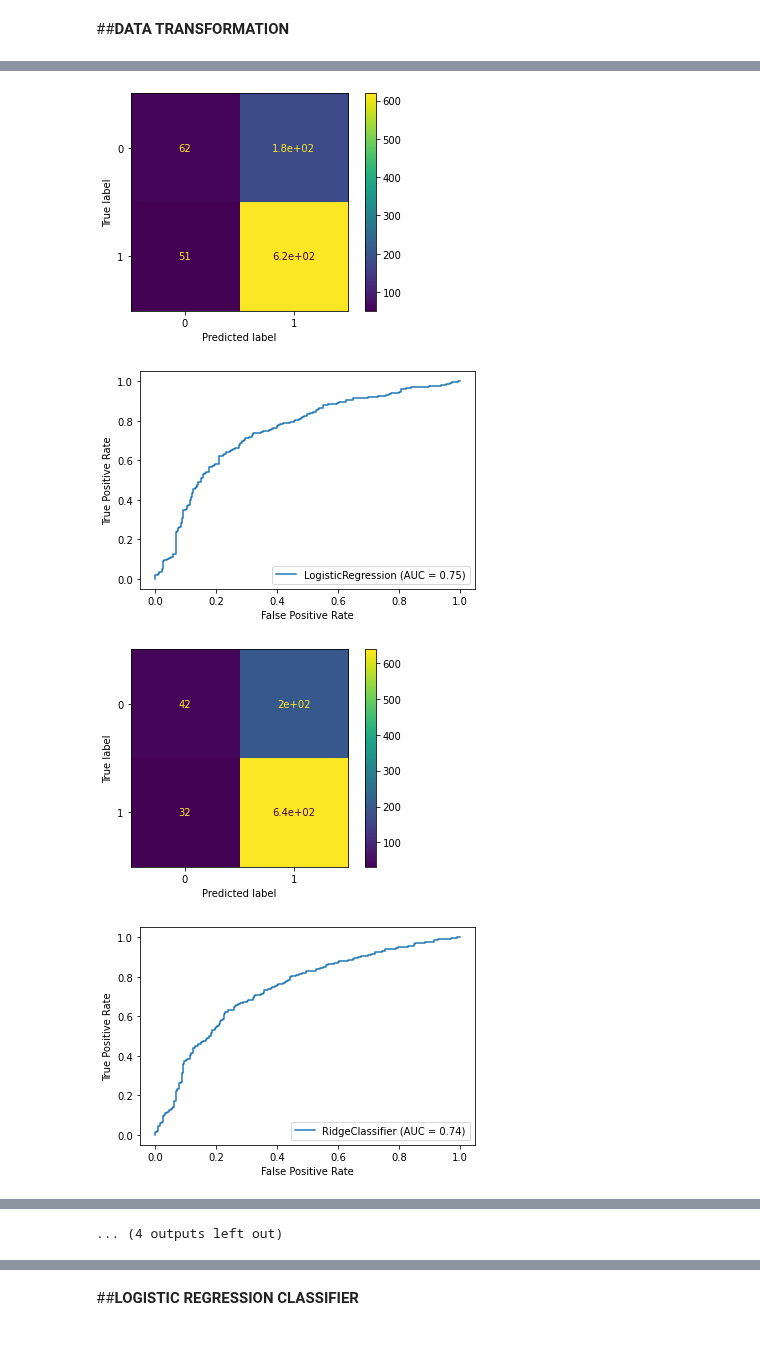
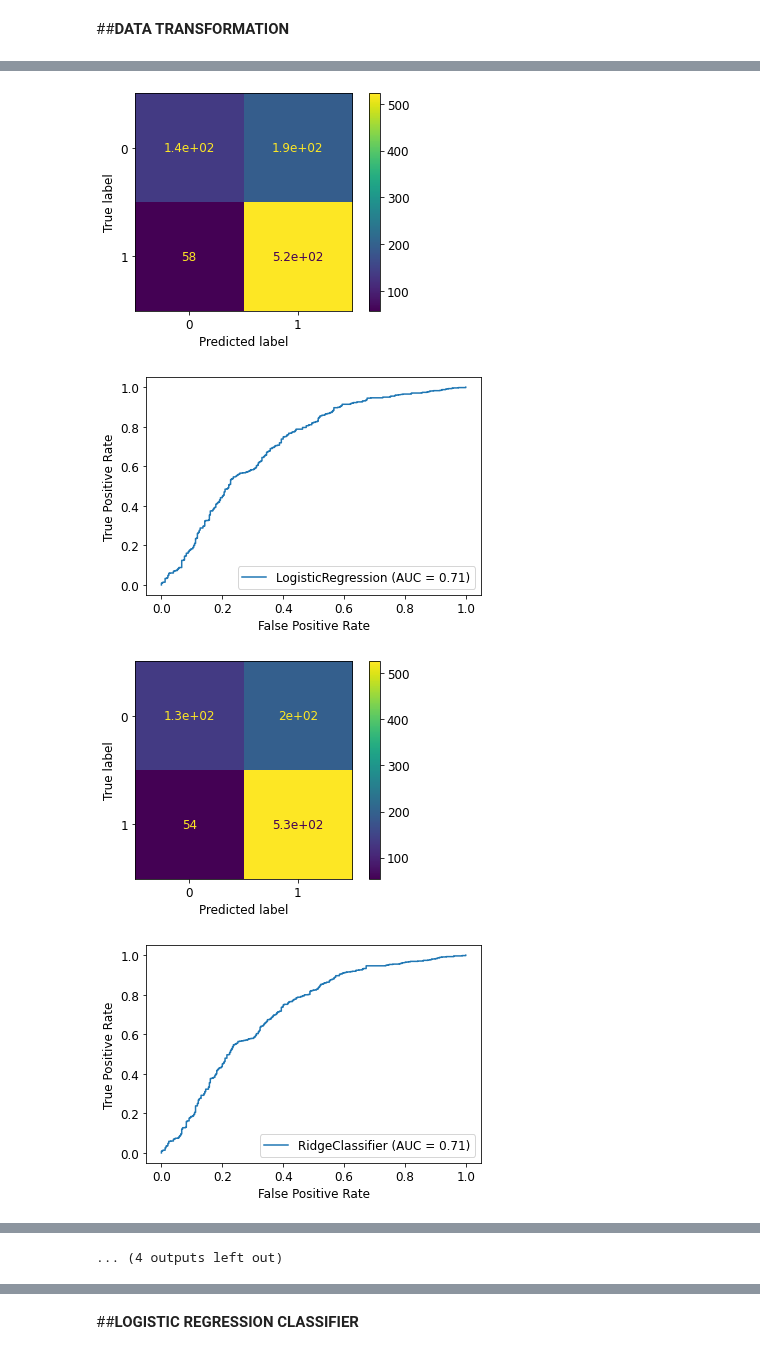
Before and after one commit to MMasson1988/Capstone-s-Project, a Jupyter notebook: Contraceptive_Project_Test.ipynb, the cells around one changed output, grey strips where cells are left out. Drawn from its saved outputs; the diff is of its cells as text; code cells hidden in the pictures.

```diff
--- a/Contraceptive_Project_Test.ipynb
+++ b/Contraceptive_Project_Test.ipynb
@@ -1327,2 +1280,0 @@ dfliste=['Respondent_s_current_age',
-# %%
-df=df[dfliste]
@@ -1349,0 +1294,3 @@ df.head()
+# %%
+df=df[['Respondent_s_current_age','Age_at_first_cohabitation', 'More_than_once_unions', 'Age_at_first_sex', 'Husband_partner_s_age', 'Contraceptive_use_and_intention']]
+df.head()
@@ -1360,3 +1318,4 @@ df.head()
 # %%
-df = df.drop('Unmet_need_for_contraception_No', axis=1)
+# drop Contraceptive_use_and_intention_No
+df = df.drop('Contraceptive_use_and_intention_No', axis=1)
 # %%
@@ -1366,3 +1352,7 @@ y = df['Unmet_need_for_contraception_Yes']
+# %%
+# Features and target
+X = df.drop('Contraceptive_use_and_intention_Yes', axis=1) # features
+y = df['Contraceptive_use_and_intention_Yes'] # target
 # %%
 # Split data 70%-30% into training set and test set
 X_train, X_test, y_train, y_test = train_test_split(X, y, test_size= 0.3, random_state= 0)
@@ -1407,25 +1393,25 @@ from sklearn.model_selection import GridSearchCV
 # %%
 # Let's a machine leraning model that fit the data
 import time
 from sklearn.naive_bayes import BernoulliNB
 from sklearn.metrics import plot_confusion_matrix
 from sklearn.metrics import plot_roc_curve
 times_list = []
 scores = []
 model_names = ["LogisticRegression","RidgeClassifier","AdaBoostClassifier","GradientBoostingClassifier","RandomForestClassifier","DecisionTreeClassifier","KNeighborsClassifier","NaiveBayes"]
 models = [LogisticRegression(),RidgeClassifier(),AdaBoostClassifier(),GradientBoostingClassifier(),RandomForestClassifier(),DecisionTreeClassifier(),KNeighborsClassifier(),BernoulliNB()]
 for model in models:
   start = time.time()
   model.fit(X_train_smote,y_train_smote)
   end = time.time()
   times_list.append(end-start)
   scores.append( model.score(X_test,y_test))
   plot_confusion_matrix(model,X_test,y_test)
   plot_roc_curve(model,X_test,y_test)
 
-contraception = pd.DataFrame(dict(names=model_names,scores=scores,times=times_list))
+unmethod = pd.DataFrame(dict(names=model_names,scores=scores,times=times_list))
 # %% [output]
-[figure, old version]
+[figure, new version]
-[figure, old version]
+[figure, new version]
-[figure, old version]
+[figure, new version]
-[figure, old version]
+[figure, new version]
```
Also changed, not shown: parts of 206 cells of this notebook.
